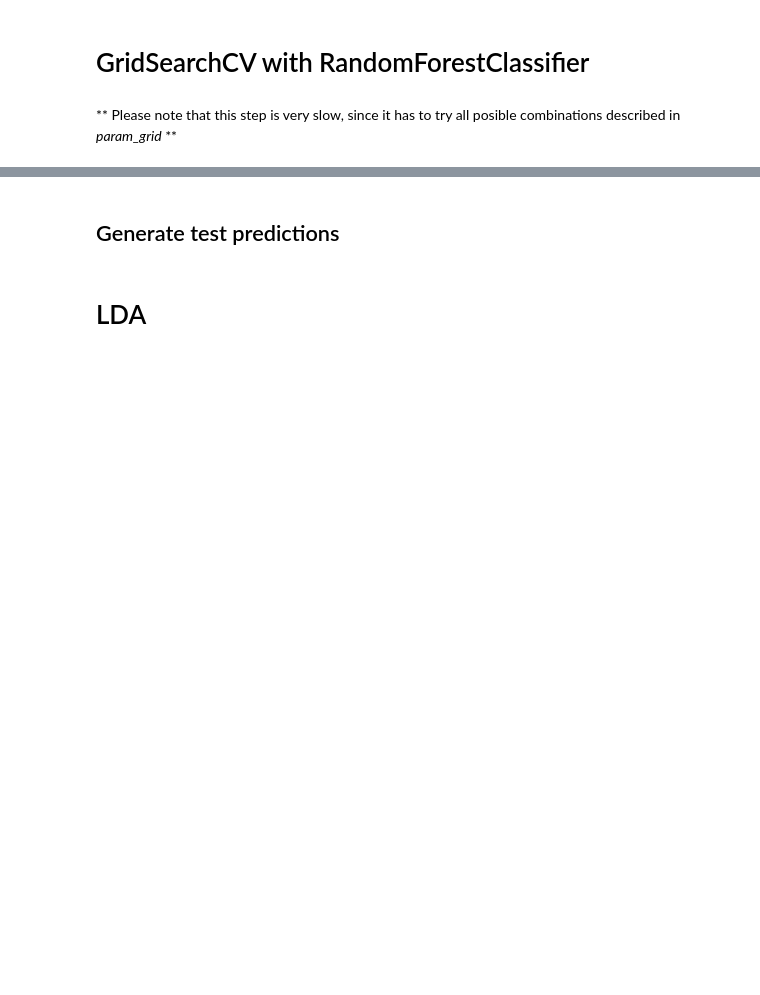
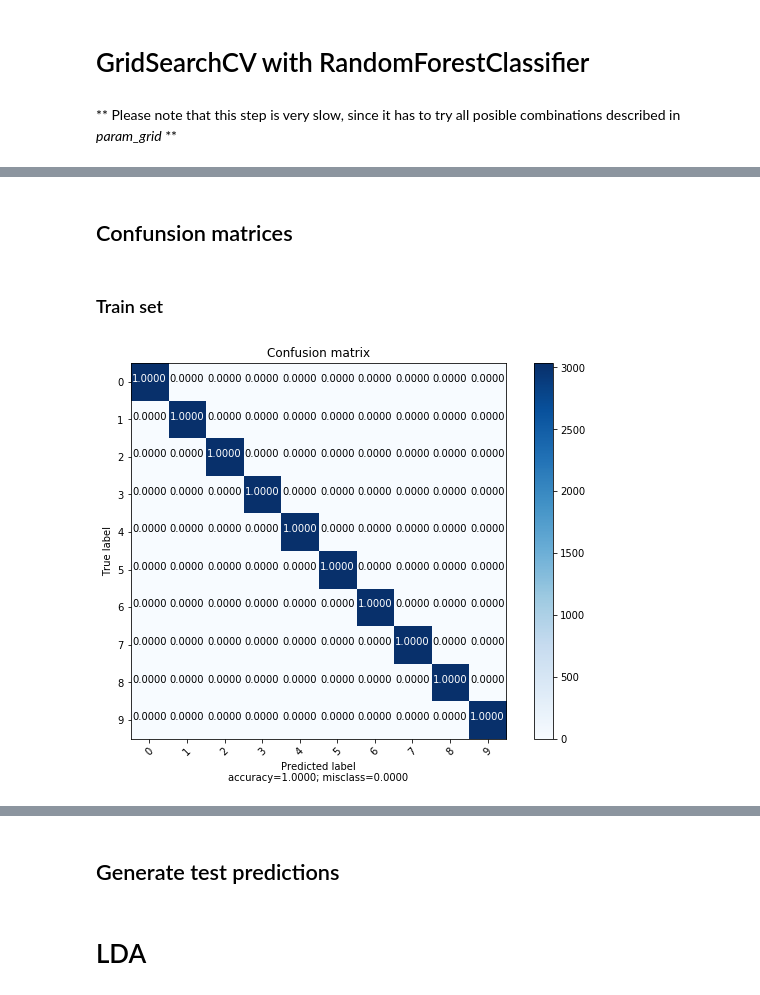
Before and after one commit to Cs4r/digit-recognizer-mlflow, a Jupyter notebook: MNIST data.ipynb, the cells around one changed output, grey strips where cells are left out. Cells and saved outputs as stored; diff of their text form; code cells hidden in the pictures; blank space fills up the shorter version.

```diff
--- a/MNIST data.ipynb
+++ b/MNIST data.ipynb
@@ -155,6 +317,2 @@ Accuracy on test set: 0.9364
 # %% [markdown]
 ## Generate test predictions
-# %%
-clf = RandomForestClassifier(n_estimators=n_trees, criterion=criterion, random_state=random_state, n_jobs=-1)
-
-generate_test_predictions(clf, "RandomForestClassifier", pca_components=pca_components, random_state=random_state)
@@ -172,7 +332,7 @@ cv = 3
 param_grid = {
     "n_estimators" : [10, 20, 50, 100, 300],
     "criterion" : ["gini", "entropy"],
-    "max_features" : [pca_components, "auto", "log2", "sqrt"],
+    "max_features" : ["auto", "log2", "sqrt"],
     "max_depth" : [5,10,20,None],
     "random_state": [random_state]
 }
@@ -187,6 +347,6 @@ param_grid = {
 
 gridSearch = GridSearchCV(estimator=estimator, scoring='accuracy', param_grid=param_grid, cv=cv, verbose=1, n_jobs=-1)
 
-gridSearch.fit(X_train_pca, y_train)
+gridSearch.fit(X_train, y_train)
 # %% [output]
 Fitting 3 folds for each of 2 candidates, totalling 6 fits
@@ -226,3 +385,13 @@ for score in gridSearch.grid_scores_:
         mlflow.log_param("max_depth", max_depth)
 
         mlflow.log_metric("cv_accuracy", cv_accuracy)
+# %% [markdown]
+## Confunsion matrices
+# %% [markdown]
+### Train set
+# %%
+conf_matrix_train = confusion_matrix(y_train, clf.predict(X_train), labels=np.unique(labels))
+
+plot_confusion_matrix(conf_matrix_train, labels_text)
+# %% [output]
+[figure, added]
```
Also changed, not shown: parts of 51 cells of this notebook.
